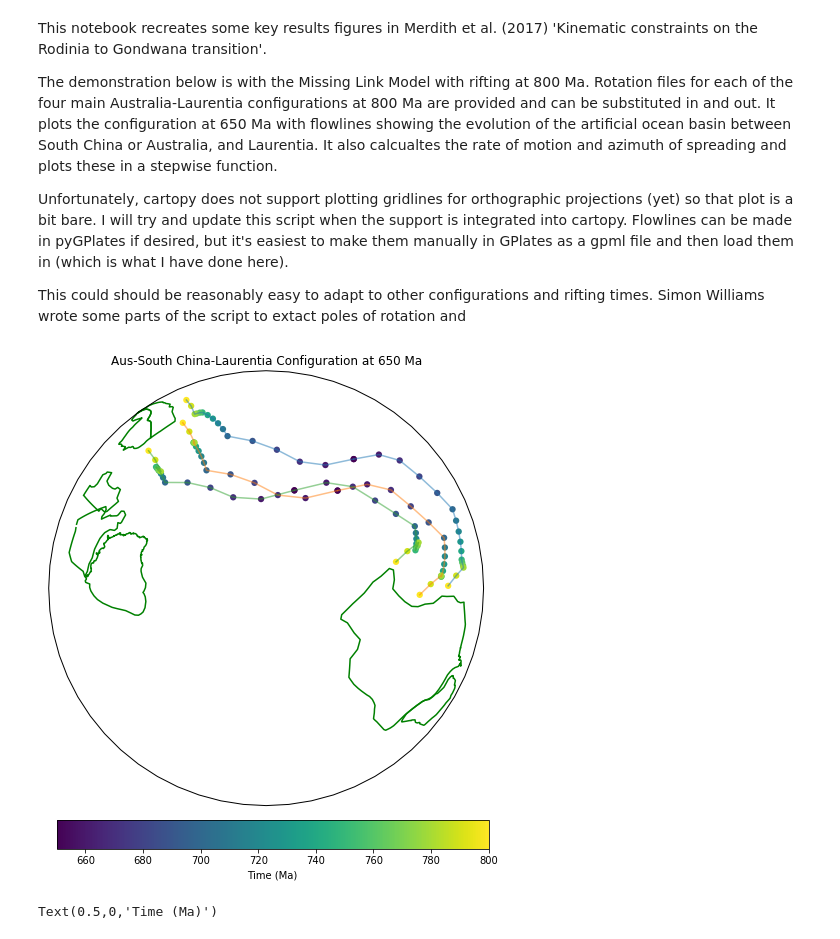
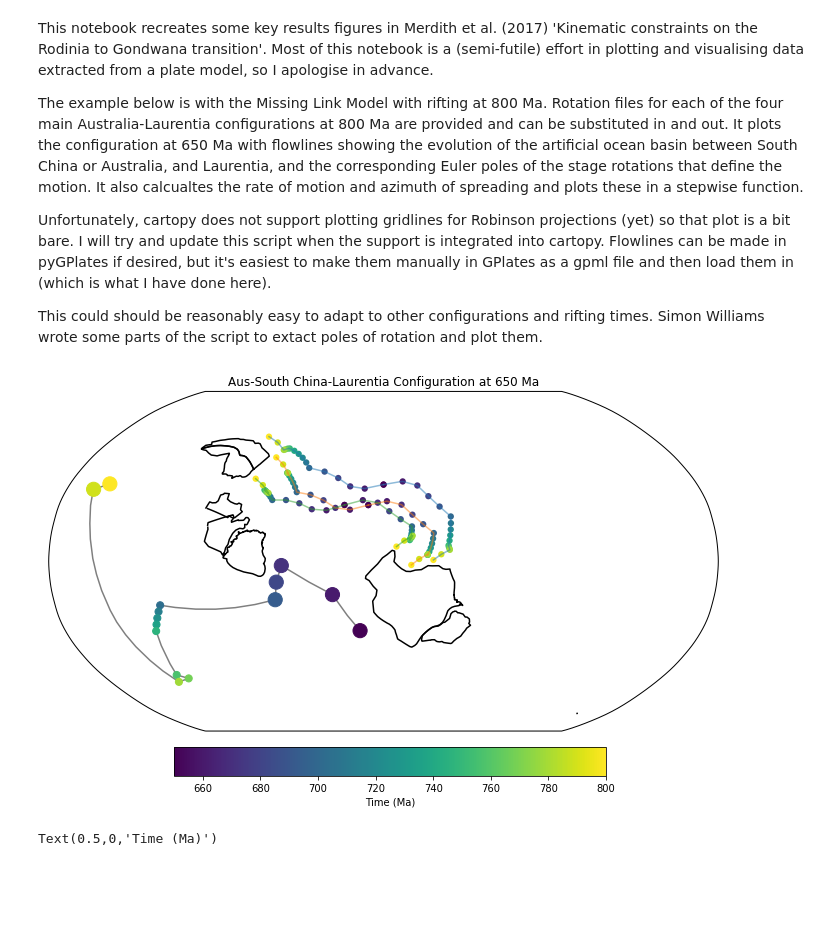
Before and after one commit to amer7632/pyGPlates_examples, a Jupyter notebook: Merdith_2017_PR/Figure_extraction_Missing-Link-800.ipynb, the cells around one changed output. Drawn from its saved outputs; the diff is of its cells as text; code cells hidden in the pictures; blank space fills up the shorter version.

```diff
--- a/Merdith_2017_PR/Figure_extraction_Missing-Link-800.ipynb
+++ b/Merdith_2017_PR/Figure_extraction_Missing-Link-800.ipynb
@@ -1,11 +1,11 @@
 # %% [markdown]
-This notebook recreates some key results figures in Merdith et al. (2017) 'Kinematic constraints on the Rodinia to Gondwana transition'.
+This notebook recreates some key results figures in Merdith et al. (2017) 'Kinematic constraints on the Rodinia to Gondwana transition'.  Most of this notebook is a (semi-futile) effort in plotting and visualising data extracted from a plate model, so I apologise in advance.
 
-The demonstration below is with the Missing Link Model with rifting at 800 Ma.  Rotation files for each of the four main Australia-Laurentia configurations at 800 Ma are provided and can be substituted in and out. It plots the configuration at 650 Ma with flowlines showing the evolution of the artificial ocean basin between South China or Australia, and Laurentia.  It also calcualtes the rate of motion and azimuth of spreading and plots these in a stepwise function.
+The example below is with the Missing Link Model with rifting at 800 Ma.  Rotation files for each of the four main Australia-Laurentia configurations at 800 Ma are provided and can be substituted in and out. It plots the configuration at 650 Ma with flowlines showing the evolution of the artificial ocean basin between South China or Australia, and Laurentia, and the corresponding Euler poles of the stage rotations that define the motion.  It also calcualtes the rate of motion and azimuth of spreading and plots these in a stepwise function.
 
-Unfortunately, cartopy does not support plotting gridlines for orthographic projections (yet) so that plot is a bit bare.  I will try and update this script when the support is integrated into cartopy.  Flowlines can be made in pyGPlates if desired, but it's easiest to make them manually in GPlates as a gpml file and then load them in (which is what I have done here).
+Unfortunately, cartopy does not support plotting gridlines for Robinson projections (yet) so that plot is a bit bare.  I will try and update this script when the support is integrated into cartopy.  Flowlines can be made in pyGPlates if desired, but it's easiest to make them manually in GPlates as a gpml file and then load them in (which is what I have done here).
 
-This could should be reasonably easy to adapt to other configurations and rifting times.  Simon Williams wrote some parts of the script to extact poles of rotation and
+This could should be reasonably easy to adapt to other configurations and rifting times.  Simon Williams wrote some parts of the script to extact poles of rotation and plot them.
 # %%
 import pygplates
 import numpy as np
@@ -59,8 +83,7 @@ pygplates.reconstruct(Mer17PR_polygons,
 fig, ax = plt.subplots(nrows=1,
                         ncols=1,
                         figsize=(12,8),
-                        subplot_kw={'projection': ccrs.Orthographic(central_longitude=150.0,
-                                                                           central_latitude=0.0)})
+                        subplot_kw={'projection': ccrs.Robinson(central_longitude=180.0)})
 data_crs = ccrs.Geodetic()
 ax.set_global()
 
@@ -77,9 +100,18 @@ for polygon in reconstructed_polygons_end_time:
 
             ax.plot(wrapped_coastlines_lon,
                      wrapped_coastlines_lat,
-                     color='green',
+                     color='k',
                      transform=data_crs)
 
+#plot Euler rotations of stage poles
+ax.plot(Longs, Lats, color='k', transform=data_crs, zorder=0, alpha=0.5)
+ax.scatter(Longs, Lats,
+           s=(marker_size*10),
+           c=np.arange(end_time,
+                       start_time,
+                       timestep),
+           cmap=plt.cm.viridis,
+           transform=data_crs)
 #plot flowlines
 #we need a count to colour each flowline properly
 count = 0
@@ -105,38 +137,35 @@ for reconstructed_flowline in reconstructed_flowlines:
     FLP = ax.scatter(x, y, 40,
                      c=cb_times,
                      cmap=plt.cm.viridis,
                      edgecolor='none',
                      vmin=end_time,
                      vmax=start_time,
                      zorder=1,
                      transform=data_crs)
 
     #get lat/lon from right flowline array
     x, y = flowlinearray_right[1::2],flowlinearray_right[::2]
     ax.plot(x, y,
              c=CList[count],
              zorder=2,
              alpha=0.5,
              transform=data_crs)
     FLP = ax.scatter(x, y, 40,
                      c=cb_times,
                      cmap=plt.cm.viridis,
                      edgecolor='none',
                      vmin=end_time,
                      vmax=start_time,
                      zorder=1,
                      transform=data_crs)
     count = count+1
 ax.set_title('Aus-South China-Laurentia Configuration at 650 Ma')
 #make an ugly colourbar
-cbax = fig.add_axes([0.27, 0.05, 0.5, 0.05])
+cbax = fig.add_axes([0.27, 0.13, 0.5, 0.05])
 cbar = plt.colorbar(FLP, cax=cbax, orientation='horizontal')
 cbar.set_label('Time (Ma)')
-
-#    cbar = ax2.colorbar(FLP,location='right',pad="5%")
-#cbar.set_label('Age (Ma)',fontsize=12)
 # %% [output]
-[figure, old version]
+[figure, new version]
 # %%
 #plotting 2, get some numbers
 
```
Also changed, not shown: parts of 1 cell of this notebook, 10 other files.
